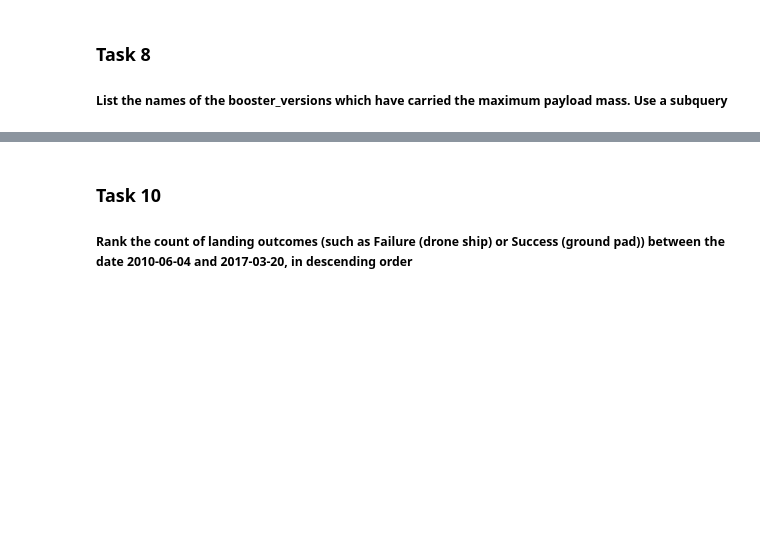
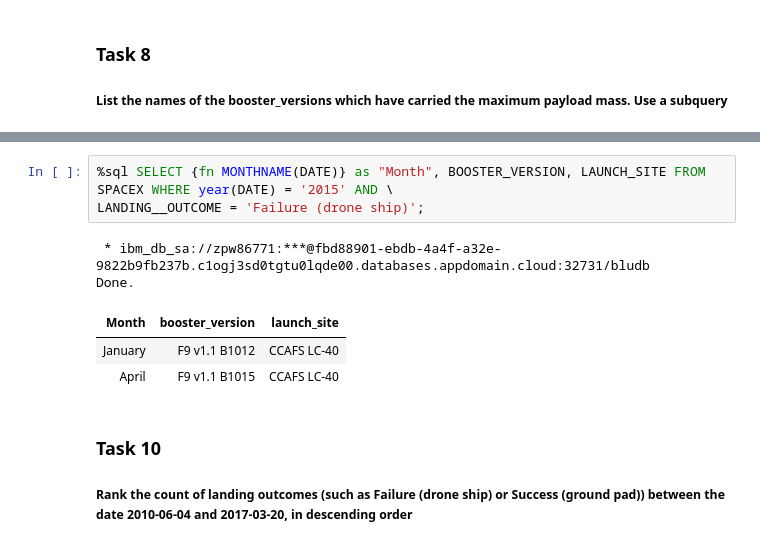
Before and after one commit to nitin7478/Coursera-ML-Project, a Jupyter notebook: Week2(1)_EDA_SQL.ipynb, the cells around one changed output, grey strips where cells are left out. Cells and saved outputs as stored; diff of their text form; blank space fills up the shorter version.

```diff
--- a/Week2(1)_EDA_SQL.ipynb
+++ b/Week2(1)_EDA_SQL.ipynb
@@ -281,3 +288,12 @@ _Hint:Use min function_
+# %%
+%sql SELECT {fn MONTHNAME(DATE)} as "Month", BOOSTER_VERSION, LAUNCH_SITE FROM SPACEX WHERE year(DATE) = '2015' AND \
+LANDING__OUTCOME = 'Failure (drone ship)';
+# %% [output]
+ * ibm_db_sa://zpw86771:***@fbd88901-ebdb-4a4f-a32e-9822b9fb237b.c1ogj3sd0tgtu0lqde00.databases.appdomain.cloud:32731/bludb
+Done.
+| Month | booster_version | launch_site |
+| January | F9 v1.1 B1012 | CCAFS LC-40 |
+| April | F9 v1.1 B1015 | CCAFS LC-40 |
 # %% [markdown]
 ### Task 10
 
```
Also changed, not shown: parts of 34 cells of this notebook.
